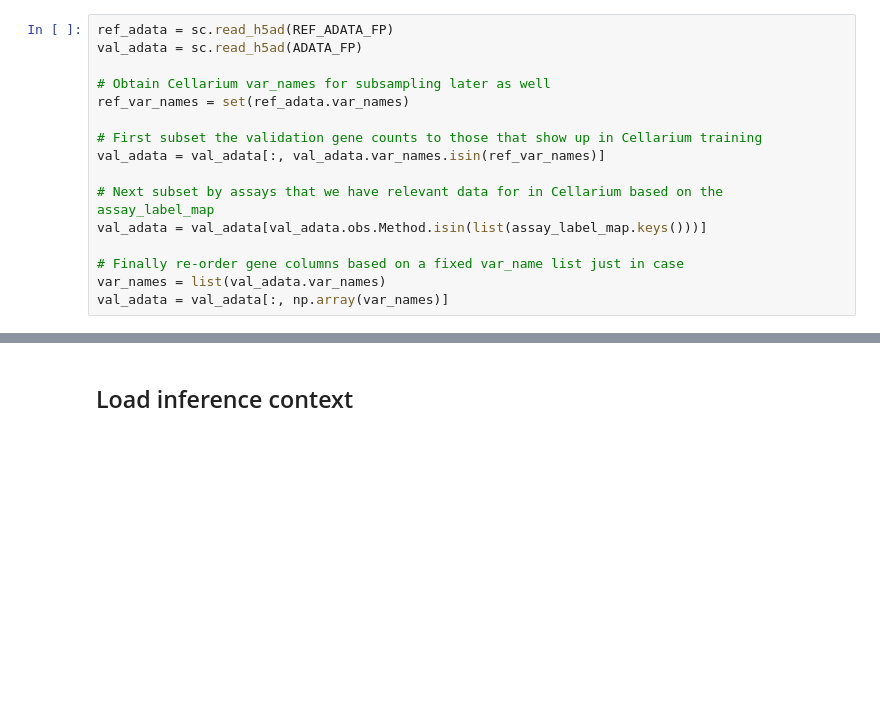
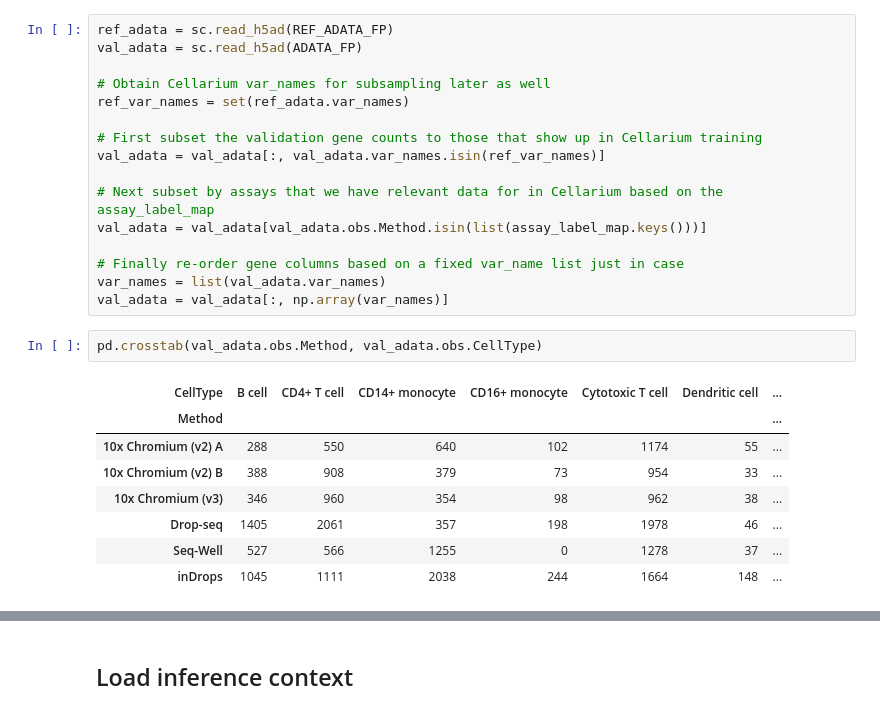
Before and after one commit to cellarium-ai/cellarium-ml, a Jupyter notebook: notebooks/assay_conversion/01_assay_conversion.ipynb, the cells around one changed output, grey strips where cells are left out. Saved outputs shown, nothing was run; the diff lists cells and outputs as text; blank space fills up the shorter version.

```diff
--- a/notebooks/assay_conversion/01_assay_conversion.ipynb
+++ b/notebooks/assay_conversion/01_assay_conversion.ipynb
@@ -70,3 +84,14 @@ val_adata = val_adata[val_adata.obs.Method.isin(list(assay_label_map.keys()))]
 # Finally re-order gene columns based on a fixed var_name list just in case
 var_names = list(val_adata.var_names)
 val_adata = val_adata[:, np.array(var_names)]
+# %%
+pd.crosstab(val_adata.obs.Method, val_adata.obs.CellType)
+# %% [output]
+| CellType | B cell | CD4+ T cell | CD14+ monocyte | CD16+ monocyte | Cytotoxic T cell | Dendritic cell | ... |
+| Method |  |  |  |  |  |  | ... |
+| 10x Chromium (v2) A | 288 | 550 | 640 | 102 | 1174 | 55 | ... |
+| 10x Chromium (v2) B | 388 | 908 | 379 | 73 | 954 | 33 | ... |
+| 10x Chromium (v3) | 346 | 960 | 354 | 98 | 962 | 38 | ... |
+| Drop-seq | 1405 | 2061 | 357 | 198 | 1978 | 46 | ... |
+| Seq-Well | 527 | 566 | 1255 | 0 | 1278 | 37 | ... |
+| inDrops | 1045 | 1111 | 2038 | 244 | 1664 | 148 | ... |
```
Also changed, not shown: parts of 12 cells of this notebook, 4 other files.
